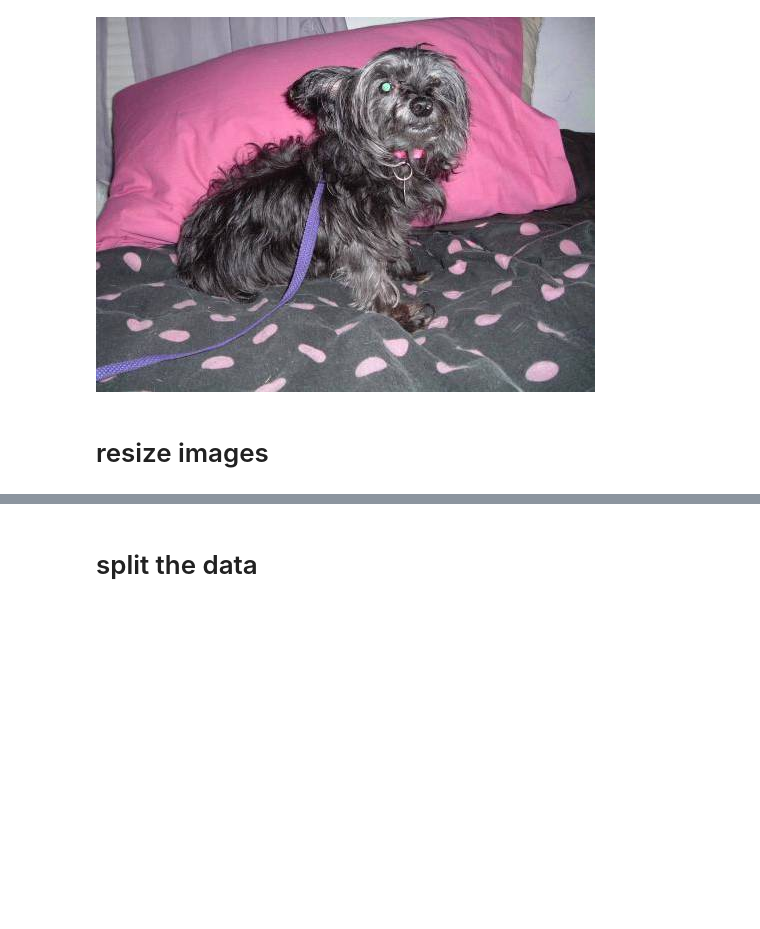
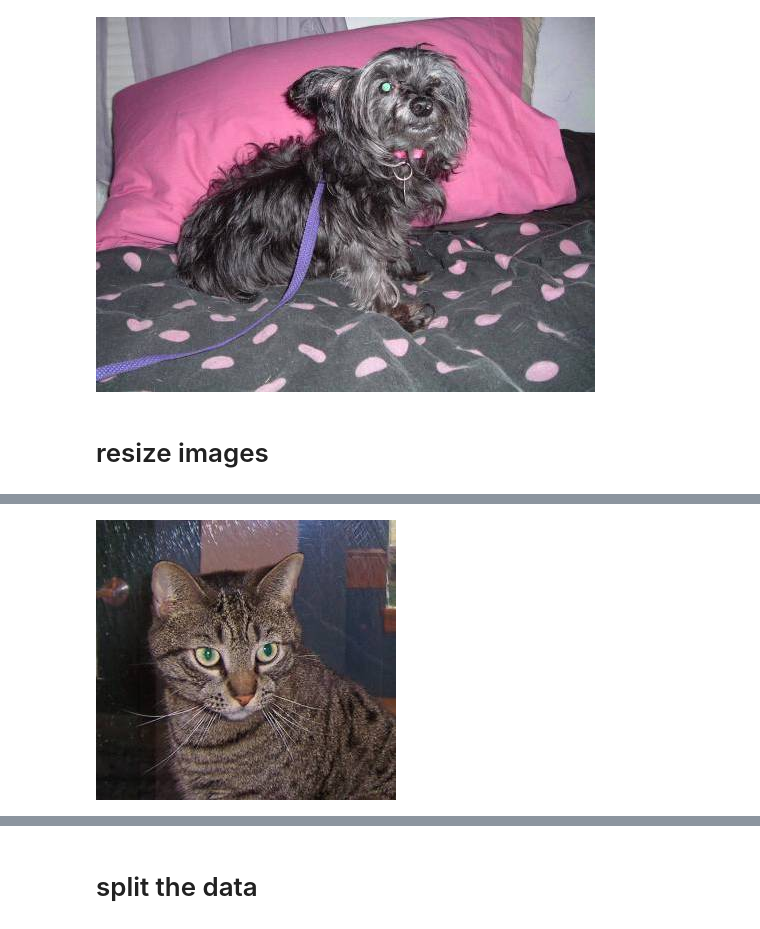
Before and after one commit to tymiguel/ConvolutedNeuralNet, a Jupyter notebook: CNN_Team_Sandbox.ipynb, the cells around one changed output, grey strips where cells are left out. Drawn from its saved outputs; the diff is of its cells as text; code cells hidden in the pictures; blank space fills up the shorter version.

```diff
--- a/CNN_Team_Sandbox.ipynb
+++ b/CNN_Team_Sandbox.ipynb
@@ -98,0 +143,5 @@ for f in dog_files:
+# %%
+from IPython.display import Image
+Image(filename='datasets/catsndogs/train/cat.1.jpg')
+# %% [output]
+[figure, added]
```
Also changed, not shown: parts of 11 cells of this notebook.
